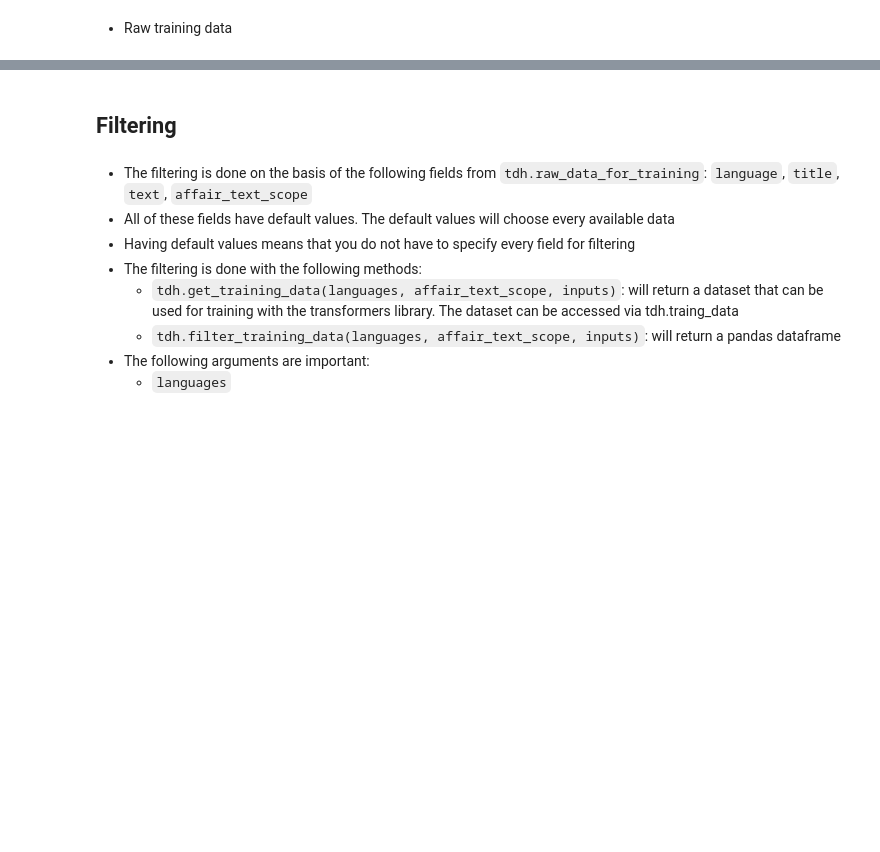
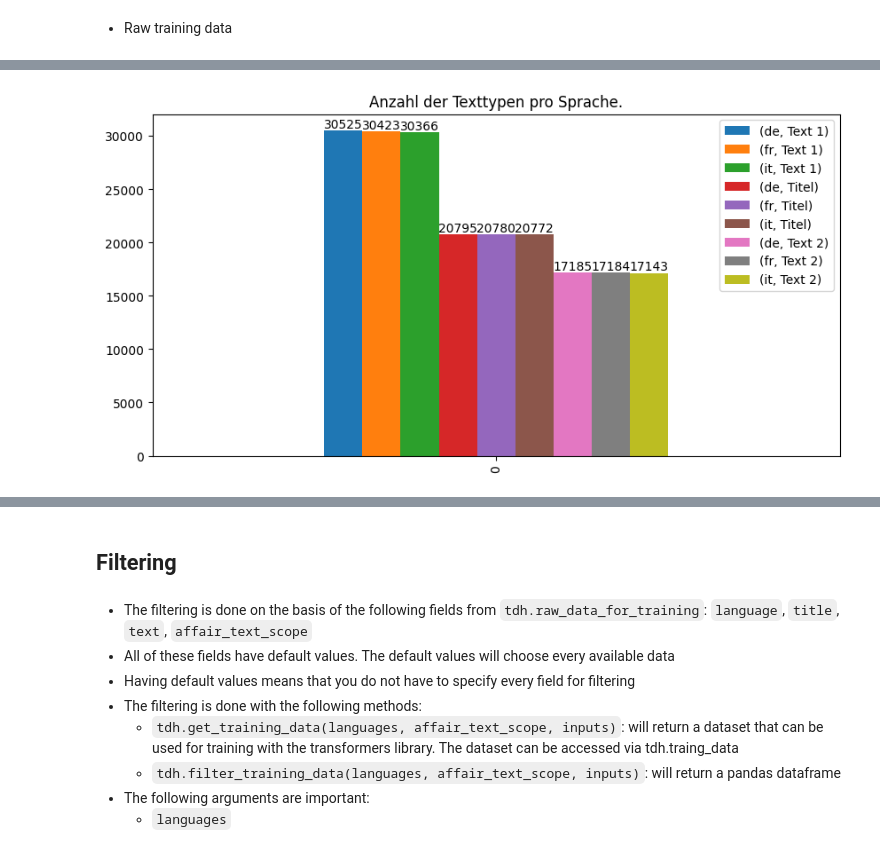
Before and after one commit to JoelNiklaus/LEXTREME, a Jupyter notebook: politmonitor/notebooks/Statistics.ipynb, the cells around one changed output, grey strips where cells are left out. Cells and saved outputs as stored; diff of their text form; code cells hidden in the pictures; blank space fills up the shorter version.

```diff
--- a/politmonitor/notebooks/Statistics.ipynb
+++ b/politmonitor/notebooks/Statistics.ipynb
@@ -82,0 +242,6 @@ print('But it has no cases with an empty title field: ', tdh.raw_data_for_traini
+# %%
+training_data = tdh.training_data_df
+training_data_df_grouped = training_data[['text','affair_attachment_category', 'language']].groupby(['language','affair_attachment_category']).count()
+create_barplot(training_data_df_grouped.to_dict()['text'],figsize=(10,5),width=0.5, title='Anzahl der Texttypen pro Sprache.')
+# %% [output]
+[figure, added]
```
Also changed, not shown: parts of 39 cells of this notebook.
